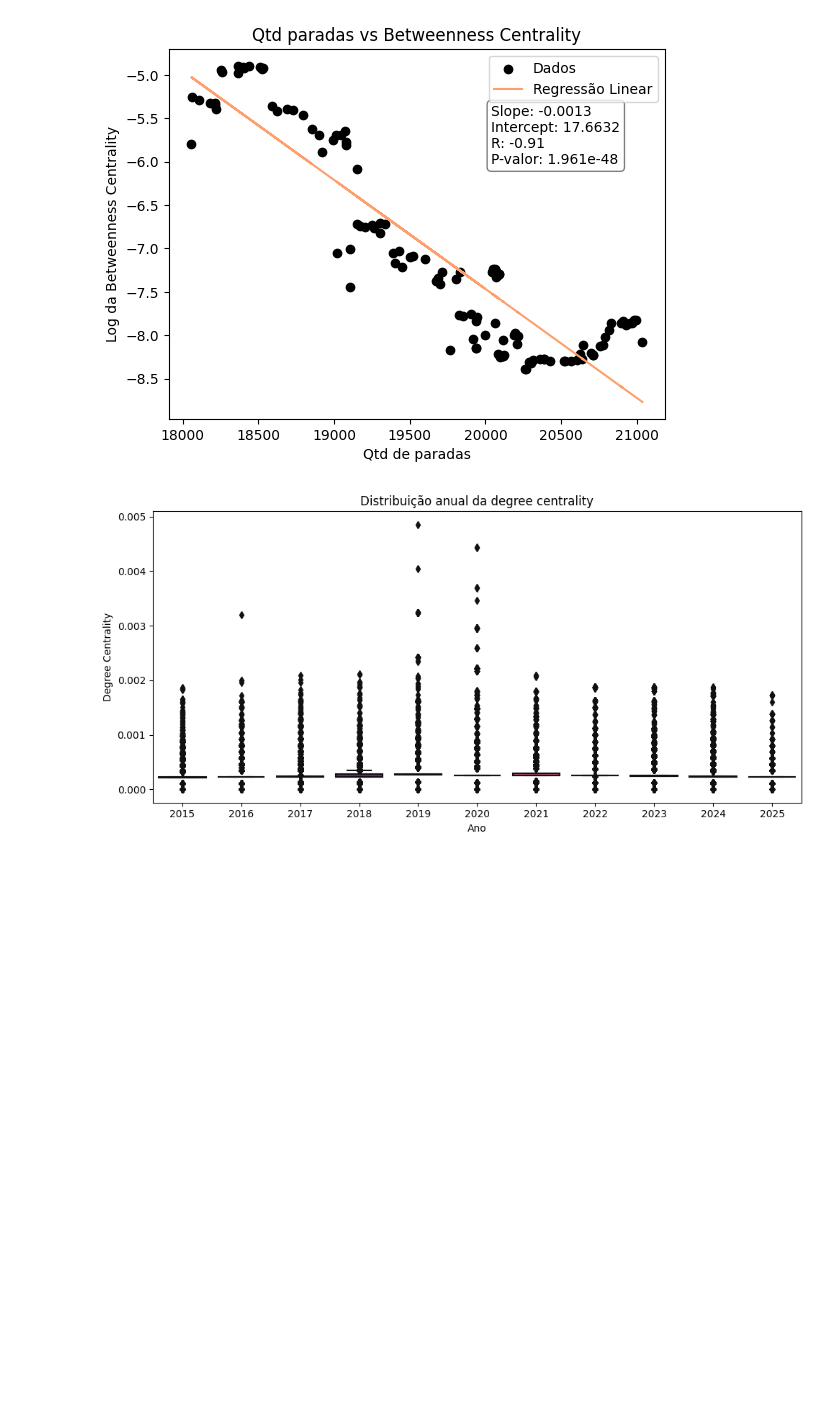
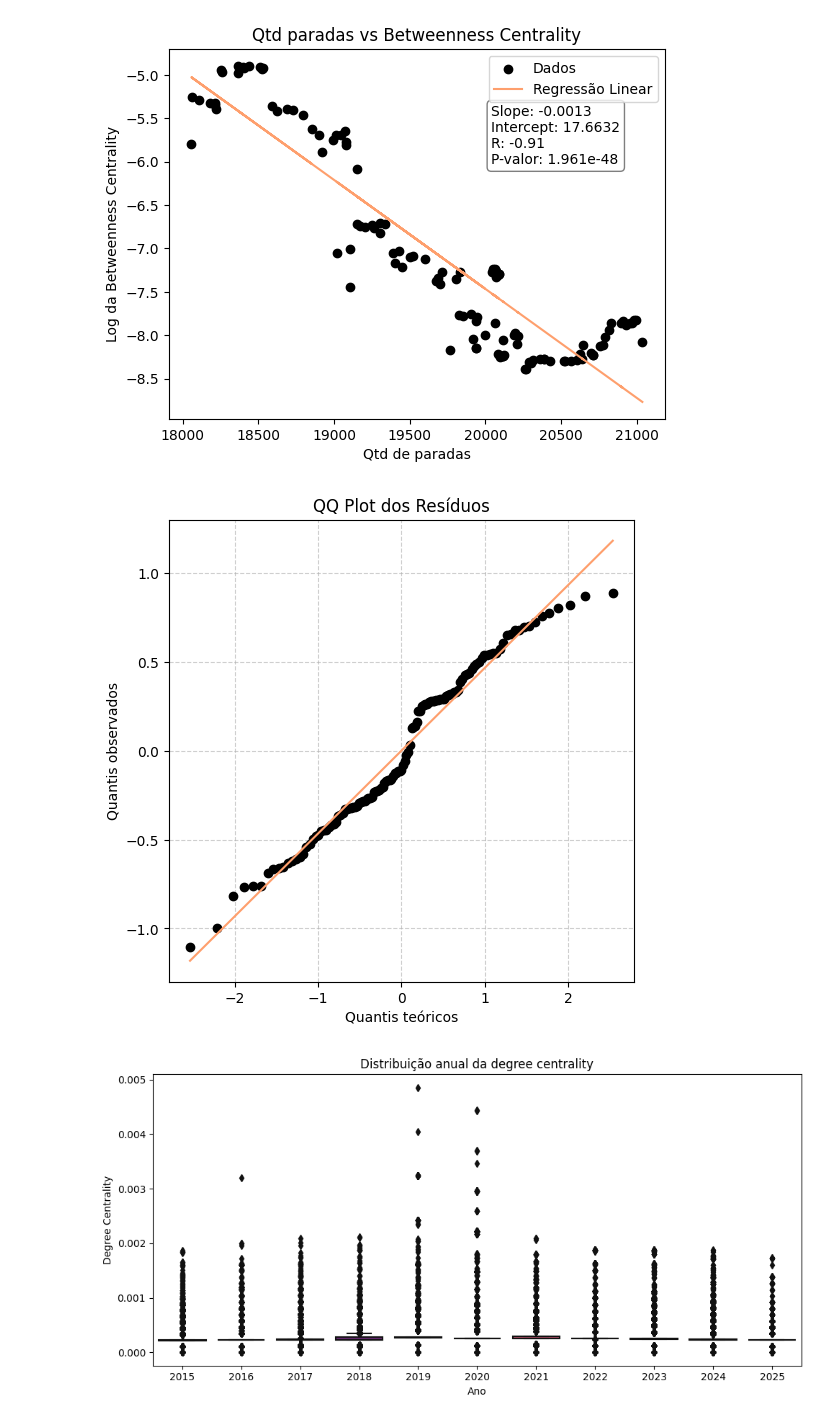
Before and after one commit to fran-dea/public-transport-sptrans, a Jupyter notebook: Analises/Analises dados/métricas do grafo.ipynb, the cells around one changed output. Cells and saved outputs as stored; diff of their text form; code cells hidden in the pictures; blank space fills up the shorter version.

```diff
--- a/Analises/Analises dados/métricas do grafo.ipynb
+++ b/Analises/Analises dados/métricas do grafo.ipynb
@@ -131,6 +128,30 @@ plt.legend()
 plt.show()
 # %% [output]
 [figure]
+# %%
+import scipy.stats as stats
+import matplotlib.pyplot as plt
+
+# Calcular resíduos
+y_pred = intercept + slope * x
+residuos = y - y_pred
+
+fig = plt.figure(figsize=(6,6))
+ax = fig.add_subplot(111)
+res = stats.probplot(residuos, dist="norm", plot=ax)
+
+# Personalizar aparência
+ax.get_lines()[0].set_markerfacecolor('#000000')  # pontos
+ax.get_lines()[0].set_markeredgecolor('#000000')
+ax.get_lines()[1].set_color(colors[-1])  # linha de referência
+
+ax.set_title("QQ Plot dos Resíduos")
+ax.set_xlabel("Quantis teóricos")
+ax.set_ylabel("Quantis observados")
+plt.grid(True, linestyle='--', alpha=0.6)
+plt.show()
+# %% [output]
+[figure, added]
 # %%
 df['ano'] = pd.to_datetime(df['data']).dt.year
 
```
Also changed, not shown: parts of 1 cell of this notebook.
